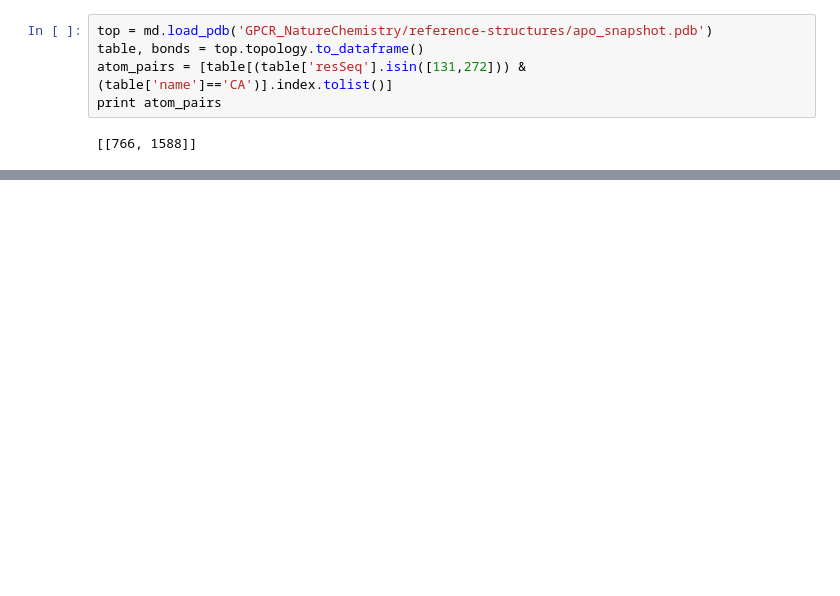
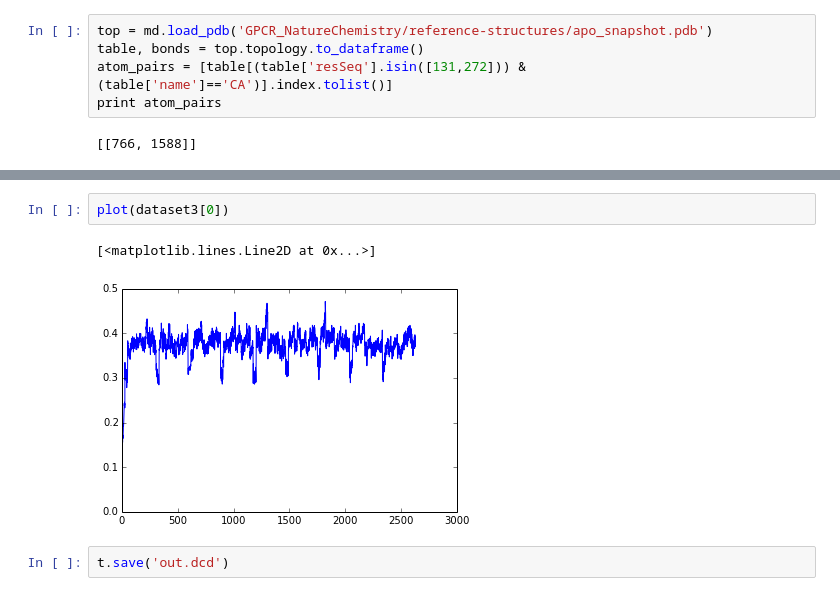
Before and after one commit to ChayaSt/exacycleGPCR, a Jupyter notebook: MSMbuildGPCR.ipynb, the cells around one changed output, grey strips where cells are left out. Drawn from its saved outputs; the diff is of its cells as text; blank space fills up the shorter version.

```diff
--- a/MSMbuildGPCR.ipynb
+++ b/MSMbuildGPCR.ipynb
@@ -82,0 +145,7 @@ print atom_pairs
+# %%
+plot(dataset3[0])
+# %% [output]
+[<matplotlib.lines.Line2D at 0x...>]
+[figure, added]
+# %%
+t.save('out.dcd')
```
Also changed, not shown: parts of 19 cells of this notebook.
